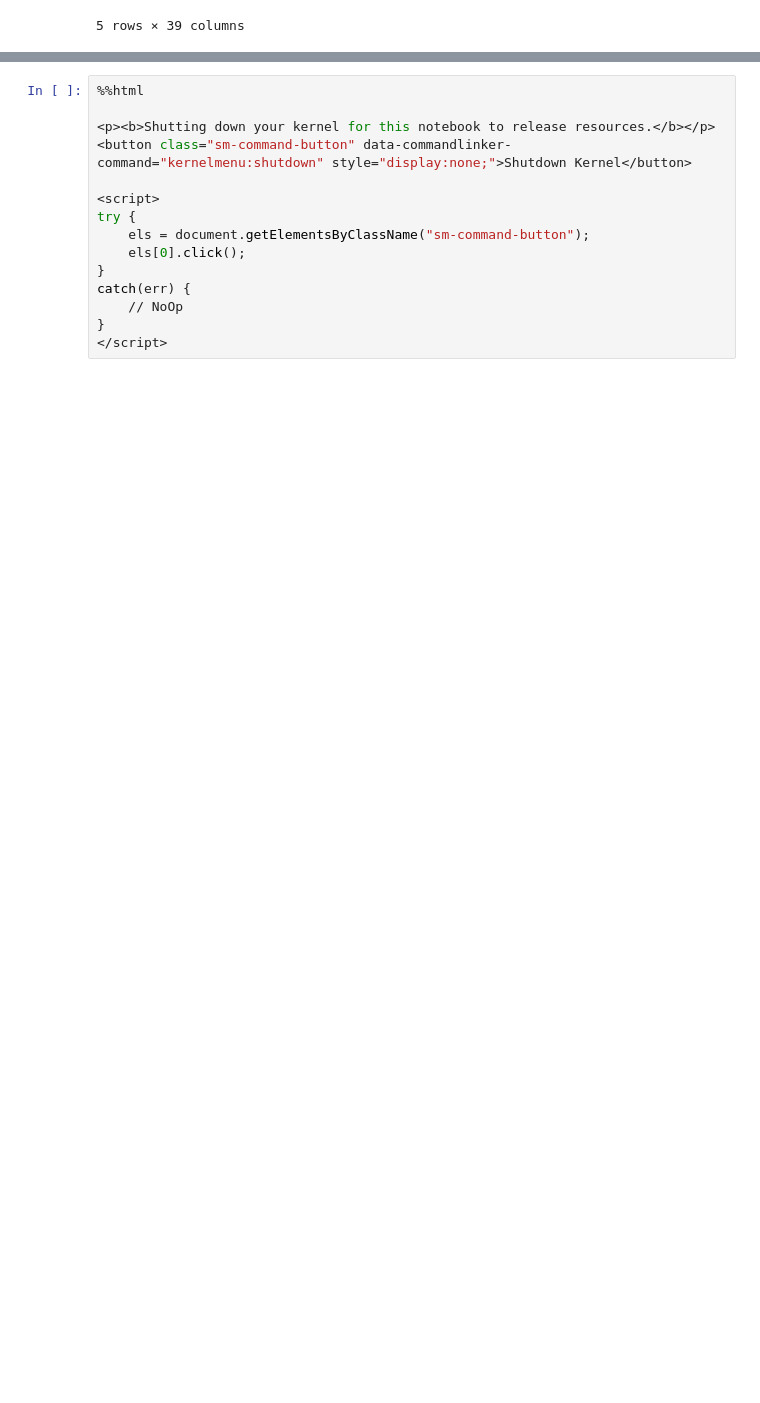
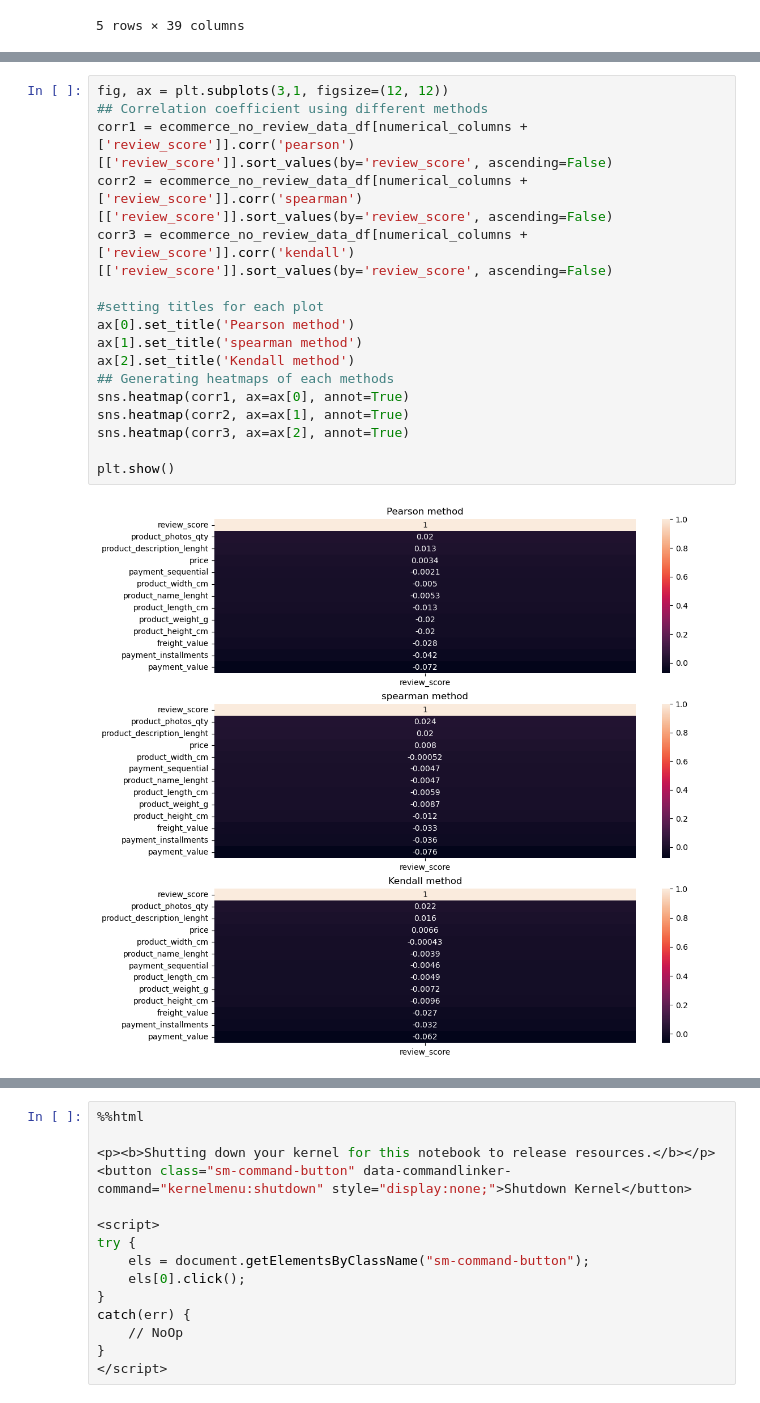
Before and after one commit to pkhanna2/MLOpsFinalProject, a Jupyter notebook: FinalProjectCode.ipynb, the cells around one changed output, grey strips where cells are left out. Drawn from its saved outputs; the diff is of its cells as text; blank space fills up the shorter version.

```diff
--- a/FinalProjectCode.ipynb
+++ b/FinalProjectCode.ipynb
@@ -413,0 +507,19 @@ fig.show()
+# %%
+fig, ax = plt.subplots(3,1, figsize=(12, 12))
+## Correlation coefficient using different methods
+corr1 = ecommerce_no_review_data_df[numerical_columns + ['review_score']].corr('pearson')[['review_score']].sort_values(by='review_score', ascending=False)
+corr2 = ecommerce_no_review_data_df[numerical_columns + ['review_score']].corr('spearman')[['review_score']].sort_values(by='review_score', ascending=False)
+corr3 = ecommerce_no_review_data_df[numerical_columns + ['review_score']].corr('kendall')[['review_score']].sort_values(by='review_score', ascending=False)
+
+#setting titles for each plot
+ax[0].set_title('Pearson method')
+ax[1].set_title('spearman method')
+ax[2].set_title('Kendall method')
+## Generating heatmaps of each methods
+sns.heatmap(corr1, ax=ax[0], annot=True)
+sns.heatmap(corr2, ax=ax[1], annot=True)
+sns.heatmap(corr3, ax=ax[2], annot=True)
+
+plt.show()
+# %% [output]
+[figure, added]
```
Also changed, not shown: parts of 34 cells of this notebook.
